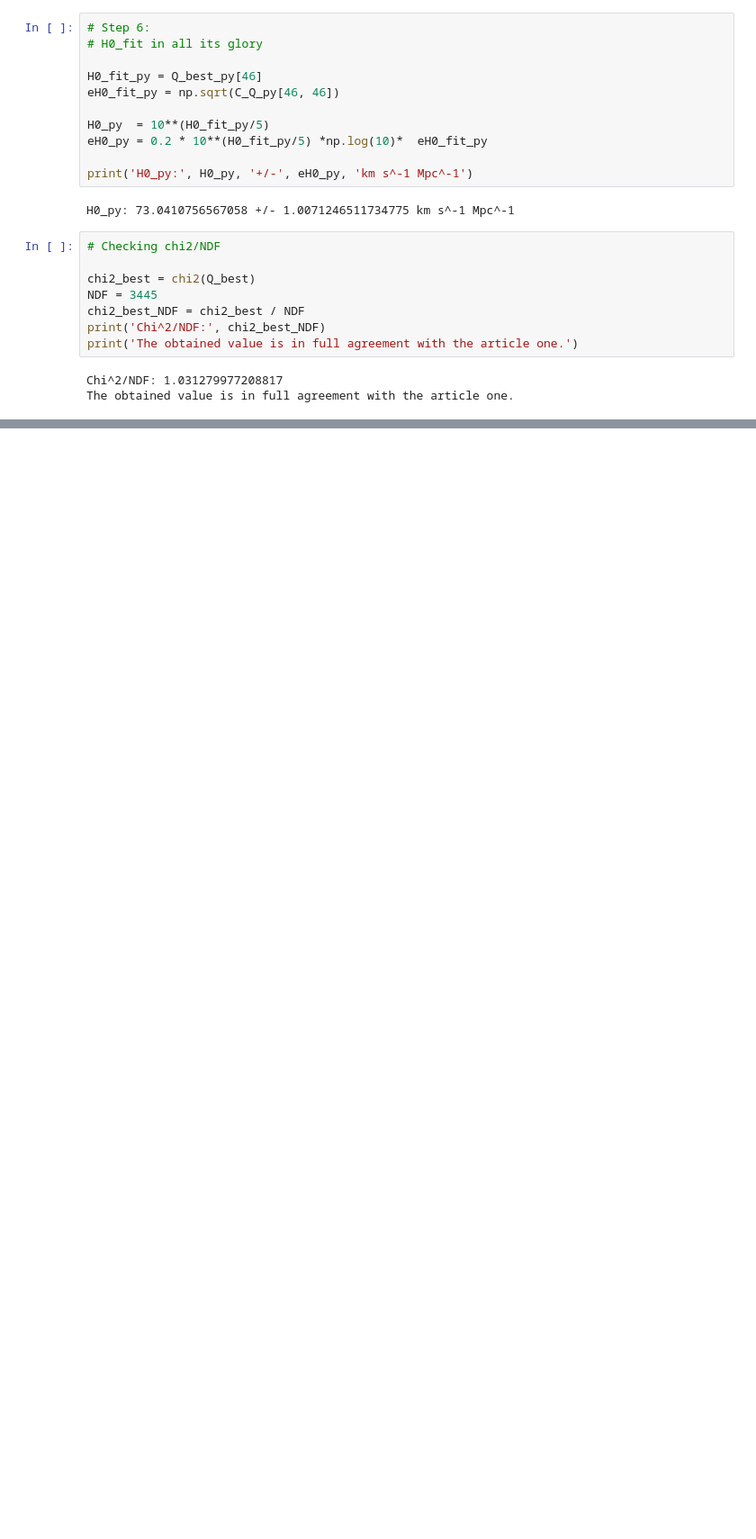
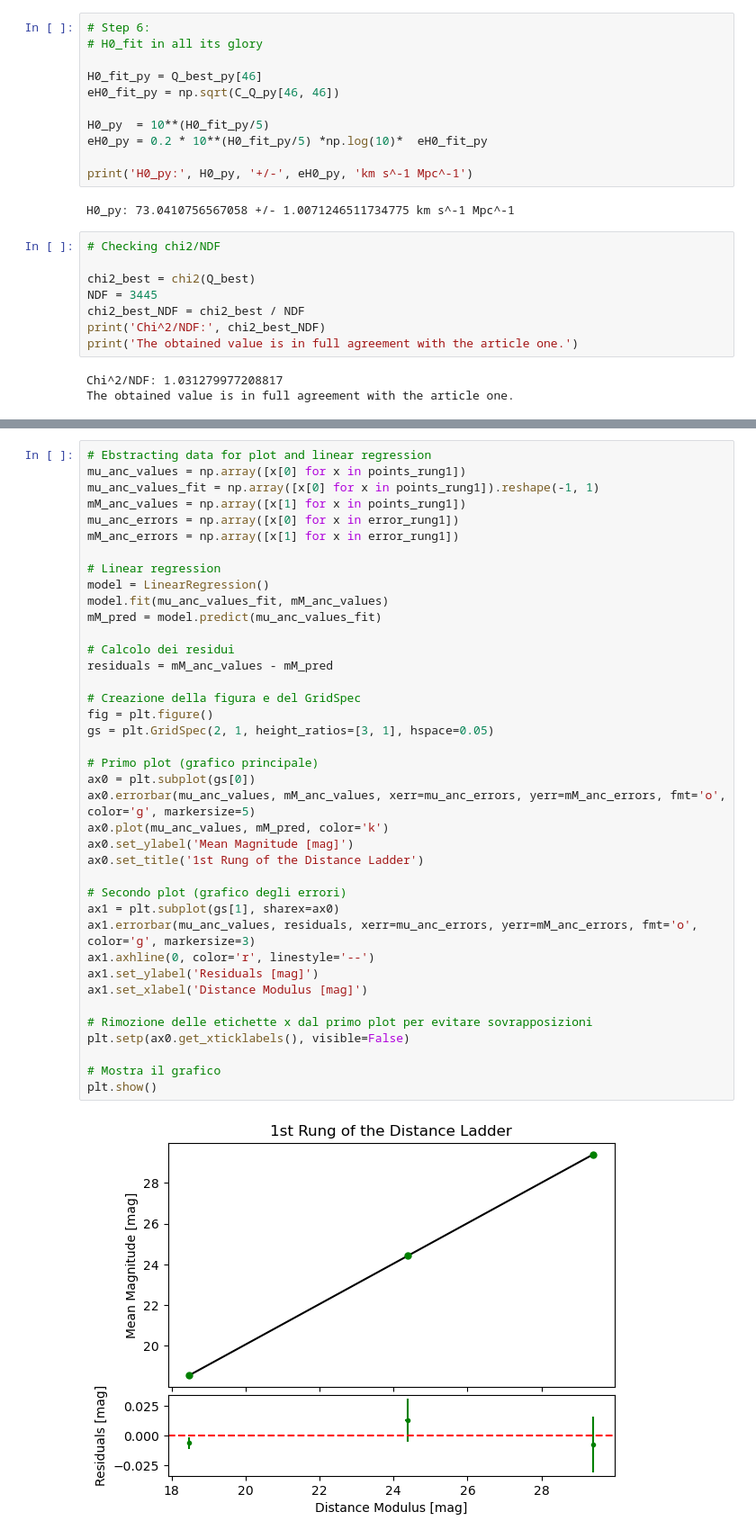
Before and after one commit to GenovaCosmology/AstroCosmoComputational, a Jupyter notebook: Students/Gabriele_Russo/ExamProject/H0chi2.ipynb, the cells around one changed output, grey strips where cells are left out. Shown at 90% size. Drawn from its saved outputs; the diff is of its cells as text; blank space fills up the shorter version.

```diff
--- a/Students/Gabriele_Russo/ExamProject/H0chi2.ipynb
+++ b/Students/Gabriele_Russo/ExamProject/H0chi2.ipynb
@@ -420,0 +480,41 @@ The obtained value is in full agreement with the article one.
+# %%
+# Ebstracting data for plot and linear regression
+mu_anc_values = np.array([x[0] for x in points_rung1])
+mu_anc_values_fit = np.array([x[0] for x in points_rung1]).reshape(-1, 1)
+mM_anc_values = np.array([x[1] for x in points_rung1])
+mu_anc_errors = np.array([x[0] for x in error_rung1])
+mM_anc_errors = np.array([x[1] for x in error_rung1])
+
+# Linear regression
+model = LinearRegression()
+model.fit(mu_anc_values_fit, mM_anc_values)
+mM_pred = model.predict(mu_anc_values_fit)
+
+# Calcolo dei residui
+residuals = mM_anc_values - mM_pred
+
+# Creazione della figura e del GridSpec
+fig = plt.figure()
+gs = plt.GridSpec(2, 1, height_ratios=[3, 1], hspace=0.05)
+
+# Primo plot (grafico principale)
+ax0 = plt.subplot(gs[0])
+ax0.errorbar(mu_anc_values, mM_anc_values, xerr=mu_anc_errors, yerr=mM_anc_errors, fmt='o', color='g', markersize=5)
+ax0.plot(mu_anc_values, mM_pred, color='k')
+ax0.set_ylabel('Mean Magnitude [mag]')
+ax0.set_title('1st Rung of the Distance Ladder')
+
+# Secondo plot (grafico degli errori)
+ax1 = plt.subplot(gs[1], sharex=ax0)
+ax1.errorbar(mu_anc_values, residuals, xerr=mu_anc_errors, yerr=mM_anc_errors, fmt='o', color='g', markersize=3)
+ax1.axhline(0, color='r', linestyle='--')
+ax1.set_ylabel('Residuals [mag]')
+ax1.set_xlabel('Distance Modulus [mag]')
+
+# Rimozione delle etichette x dal primo plot per evitare sovrapposizioni
+plt.setp(ax0.get_xticklabels(), visible=False)
+
+# Mostra il grafico
+plt.show()
+# %% [output]
+[figure, added]
```
Also changed, not shown: parts of 5 cells of this notebook, 4 other files.
